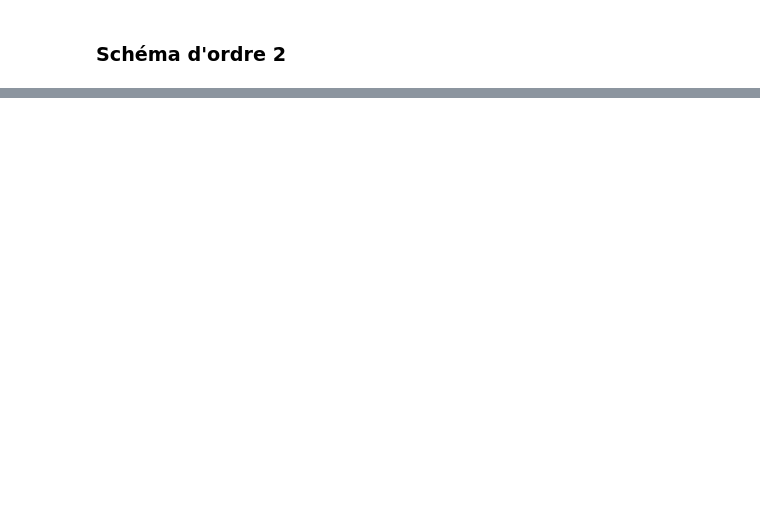
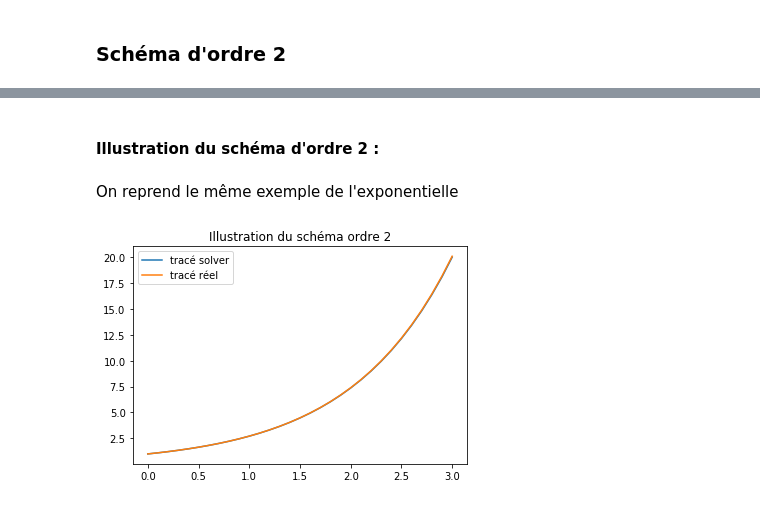
Before and after one commit to MaloAnceaux/Projet-maths-2, a Jupyter notebook: Projet numérique 2.ipynb, the cells around one changed output, grey strips where cells are left out. Saved outputs shown, nothing was run; the diff lists cells and outputs as text; code cells hidden in the pictures; blank space fills up the shorter version.

```diff
--- a/Projet numérique 2.ipynb
+++ b/Projet numérique 2.ipynb
@@ -75,0 +88,36 @@ On va utiliser PICHE
+# %%
+def solver_heun(f, x0, dt, tf, t0 = 0):
+    t = []
+    k = t0
+    while k < tf :
+        t.append(k)
+        k += dt
+    t.append(tf)
+    n = len(t)
+    x = x0
+    for i in range(n-1):
+        h = t[i + 1] - t[i]
+        p1 = f(t[i], x[i])
+        p2 = f(t[i + 1], x[i] + (t[i+1] - t[i])*p1)
+        x.append(x[i] + (t[i+1] - t[i])/2*(p1 + p2))
+    return t, x
+# %% [markdown]
+#### Illustration du schéma d'ordre 2 :
+# %% [markdown]
+On reprend le même exemple de l'exponentielle
+# %%
+def f(t, x):
+    return x
+
+S = solver_heun(f, [1], 0.1, 3, 0)
+x_axis = S[0]
+y_solver = S[1]
+y_reel = [np.exp(i) for i in x_axis]
+
+plt.plot(x_axis, y_solver, label = "tracé solver")
+plt.plot(x_axis, y_reel, label = "tracé réel")
+plt.title('Illustration du schéma ordre 2')
+plt.legend()
+plt.show()
+# %% [output]
+[figure, added]
```
Also changed, not shown: parts of 27 cells of this notebook.
